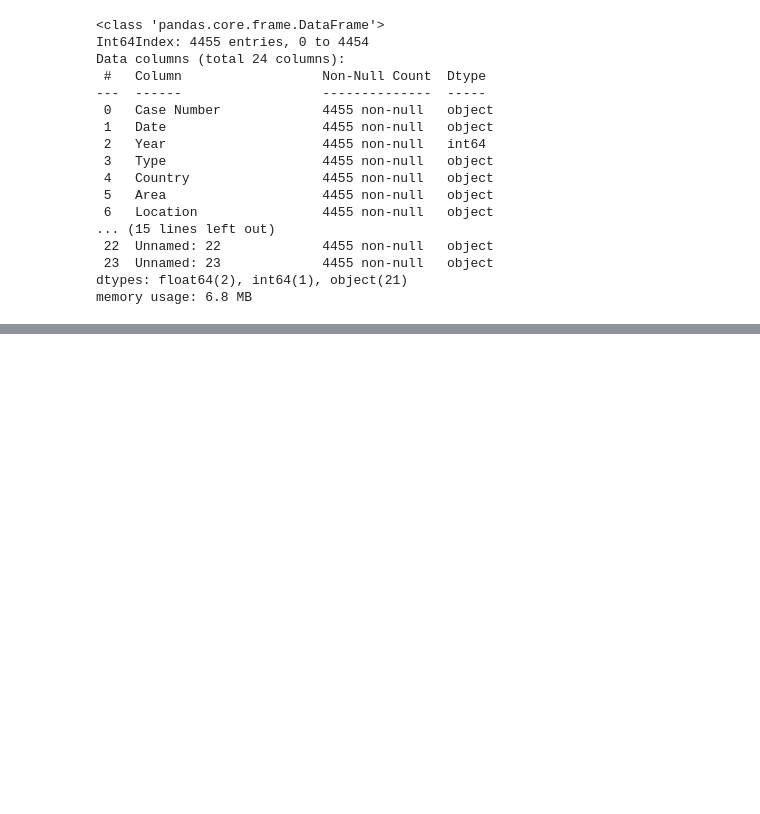
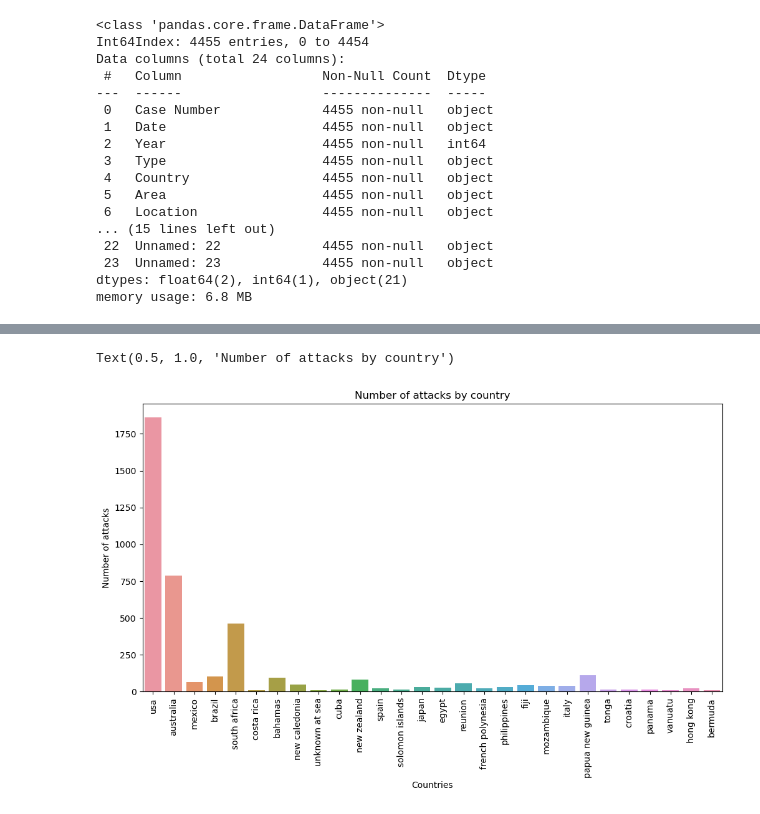
Before and after one commit to nicovilla23/Sharks_data_cleansing, a Jupyter notebook: My_code/Sharks_data_cleaning.ipynb, the cells around one changed output, grey strips where cells are left out. Drawn from its saved outputs; the diff is of its cells as text; code cells hidden in the pictures; blank space fills up the shorter version.

```diff
--- a/My_code/Sharks_data_cleaning.ipynb
+++ b/My_code/Sharks_data_cleaning.ipynb
@@ -325,0 +327,12 @@ memory usage: 7.2 MB
+# %%
+countries_big = lop['Country'].value_counts().loc[lambda x: x > 10].index
+countries_spaced = lop[lop['Country'].isin(countries_big)]
+plt.figure(figsize=(12, 6))
+plt.xticks(rotation=90)
+sns.countplot(x=countries_spaced.Country)
+plt.xlabel('Countries')
+plt.ylabel('Number of attacks')
+plt.title('Number of attacks by country')
+# %% [output]
+Text(0.5, 1.0, 'Number of attacks by country')
+[figure, added]
```
Also changed, not shown: parts of 13 cells of this notebook.
